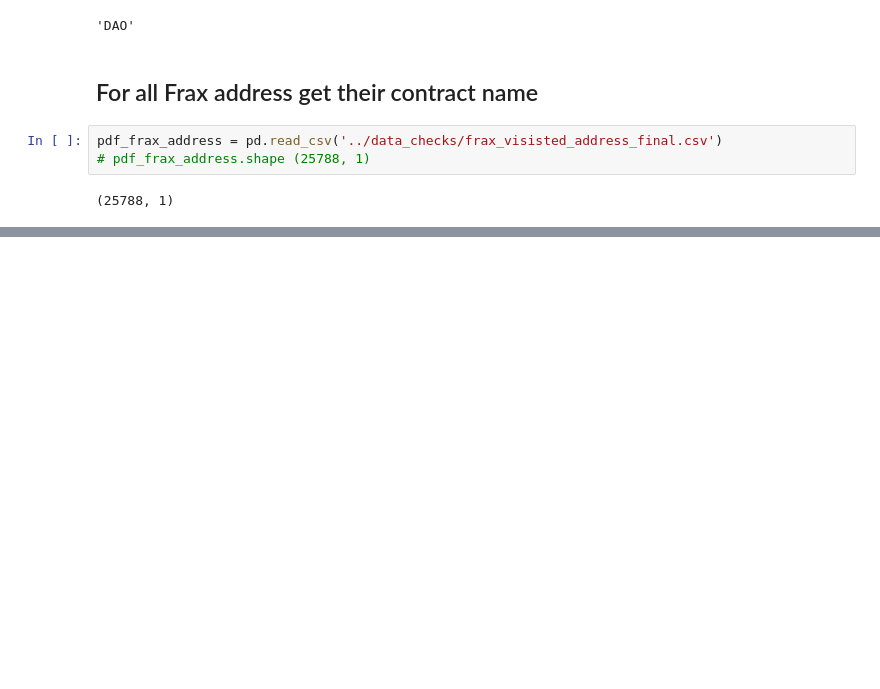
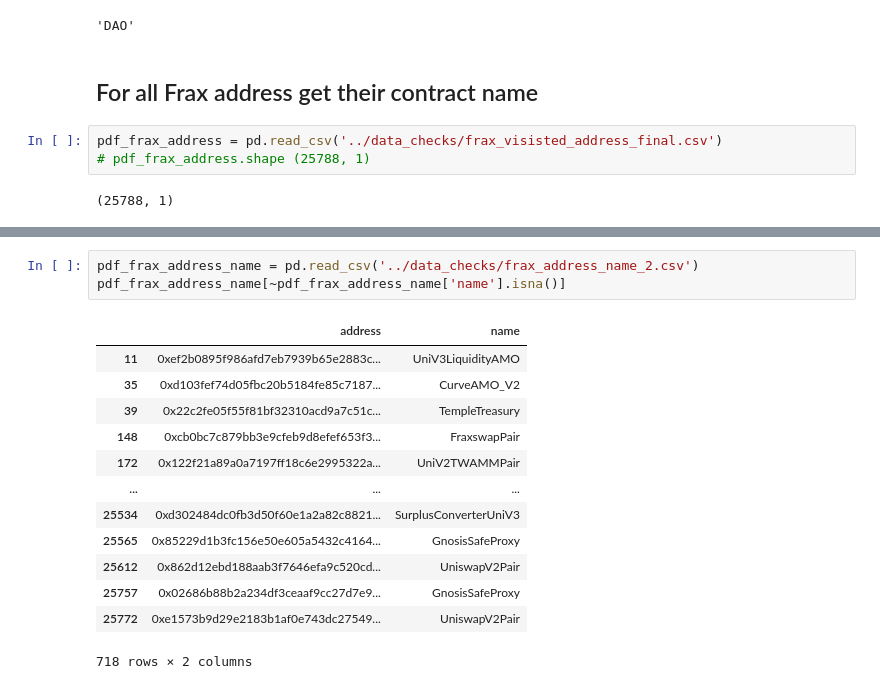
Before and after one commit to rijulizer/FRAX-Finance-Analysis, a Jupyter notebook: load_external_data/Etherscan_API.ipynb, the cells around one changed output, grey strips where cells are left out. Saved outputs shown, nothing was run; the diff lists cells and outputs as text; blank space fills up the shorter version.

Commit message:
getting frax address contract names

```diff
--- a/load_external_data/Etherscan_API.ipynb
+++ b/load_external_data/Etherscan_API.ipynb
@@ -537,0 +605,17 @@ Count - 300, getting data for 0x7c92c73083a6f4e308935e0cdcaaac65d26bc3c6
+# %%
+pdf_frax_address_name = pd.read_csv('../data_checks/frax_address_name_2.csv')
+pdf_frax_address_name[~pdf_frax_address_name['name'].isna()]
+# %% [output]
+|  | address | name |
+| 11 | 0xef2b0895f986afd7eb7939b65e2883c... | UniV3LiquidityAMO |
+| 35 | 0xd103fef74d05fbc20b5184fe85c7187... | CurveAMO_V2 |
+| 39 | 0x22c2fe05f55f81bf32310acd9a7c51c... | TempleTreasury |
+| 148 | 0xcb0bc7c879bb3e9cfeb9d8efef653f3... | FraxswapPair |
+| 172 | 0x122f21a89a0a7197ff18c6e2995322a... | UniV2TWAMMPair |
+| ... | ... | ... |
+| 25534 | 0xd302484dc0fb3d50f60e1a2a82c8821... | SurplusConverterUniV3 |
+| 25565 | 0x85229d1b3fc156e50e605a5432c4164... | GnosisSafeProxy |
+| 25612 | 0x862d12ebd188aab3f7646efa9c520cd... | UniswapV2Pair |
+| 25757 | 0x02686b88b2a234df3ceaaf9cc27d7e9... | GnosisSafeProxy |
+| 25772 | 0xe1573b9d29e2183b1af0e743dc27549... | UniswapV2Pair |
+718 rows × 2 columns
```
Also changed, not shown: parts of 2 cells of this notebook.
